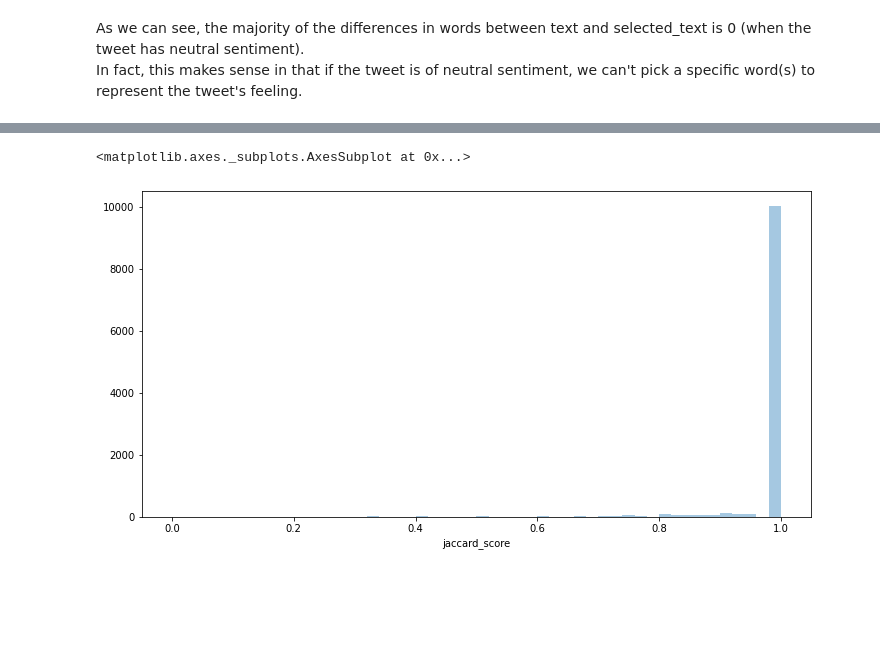
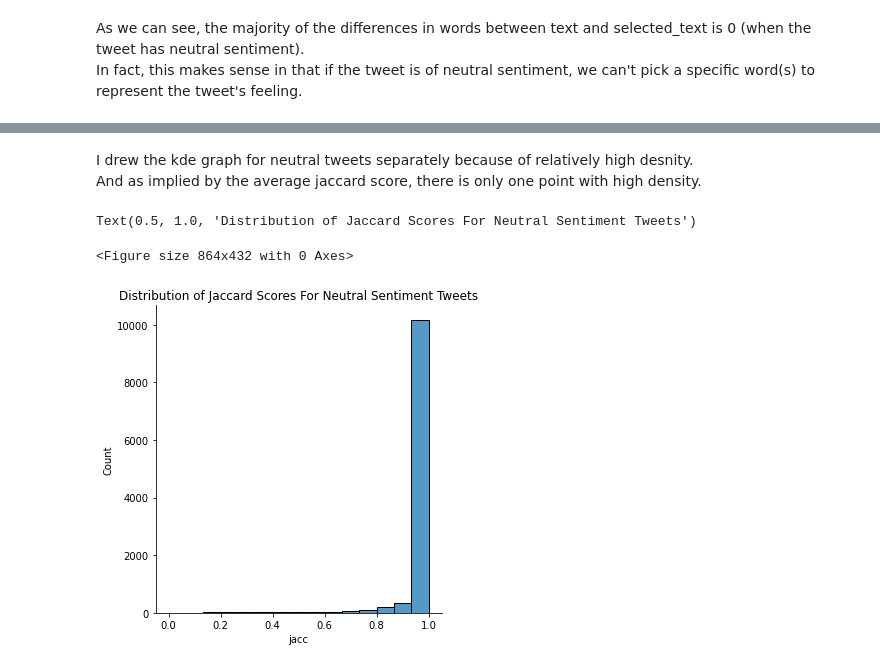
Before and after one commit to NanoPyro/prec_class, a Jupyter notebook: Midterm_Project.ipynb, the cells around one changed output, grey strips where cells are left out. Cells and saved outputs as stored; diff of their text form; code cells hidden in the pictures; blank space fills up the shorter version.

```diff
--- a/Midterm_Project.ipynb
+++ b/Midterm_Project.ipynb
@@ -128,21 +150,9 @@ fig.show()
 # %%
 def jaccard(s1, s2): # Defining Jaccard index function
-  a = set(s1.lower().split())
-  b = set(s2.lower().split())
-  c = a.intersection(b)
-  return float( len(c) / (len(a) + len(b) - len(c)) ) # Return the Jaccard index
+  x = set(s1.lower().split())
+  y = set(s2.lower().split())
+  z = x.intersection(y)
+  return float( len(z) / (len(x) + len(y) - len(z)) ) # Return the Jaccard index
 # %% [markdown]
 What's Jaccard index?
 https://en.wikipedia.org/wiki/Jaccard_index
-# %%
-# Can we decide which tweet belongs to which class? Let's find out.
-for var in ['positive', 'negative', 'neutral']:
-  temp_jacc = []
-  for idx, row in train[train['sentiment']==var].iterrows():
-    s1 = row.text
-    s2 = row.selected_text
-
-    j = jaccard(s1, s2)
-    temp_jacc.append(j)
-
-  print("Mean Jaccard score in {0}: {1}".format(var, np.mean(temp_jacc)))
@@ -225,6 +260,11 @@ plt.legend(labels=['positive', 'negative'])
+# %% [markdown]
+I drew the kde graph for neutral tweets separately because of relatively high desnity.
+And as implied by the average jaccard score, there is only one point with high density.
 # %%
 plt.figure(figsize=(12,6))
-sns.distplot(train[train['sentiment']=='neutral']['jaccard_score'], kde=False)
+sns.displot(train[train['sentiment']=='neutral']['jacc'], kde=False)
+plt.title('Distribution of Jaccard Scores For Neutral Sentiment Tweets')
 # %% [output]
-<matplotlib.axes._subplots.AxesSubplot at 0x...>
+Text(0.5, 1.0, 'Distribution of Jaccard Scores For Neutral Sentiment Tweets')
+<Figure size 864x432 with 0 Axes>
-[figure, old version]
+[figure, new version]
```
Also changed, not shown: parts of 35 cells of this notebook.
